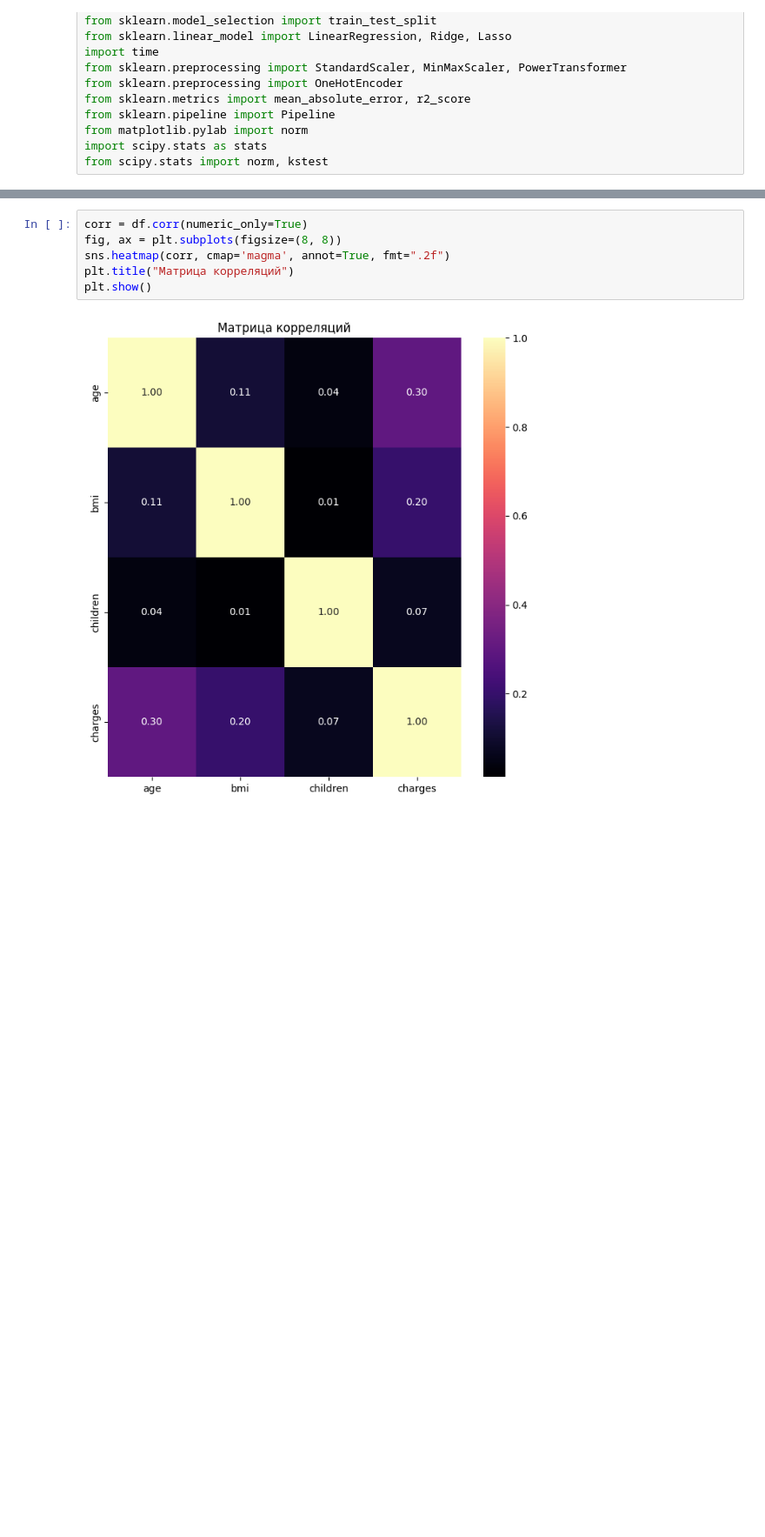
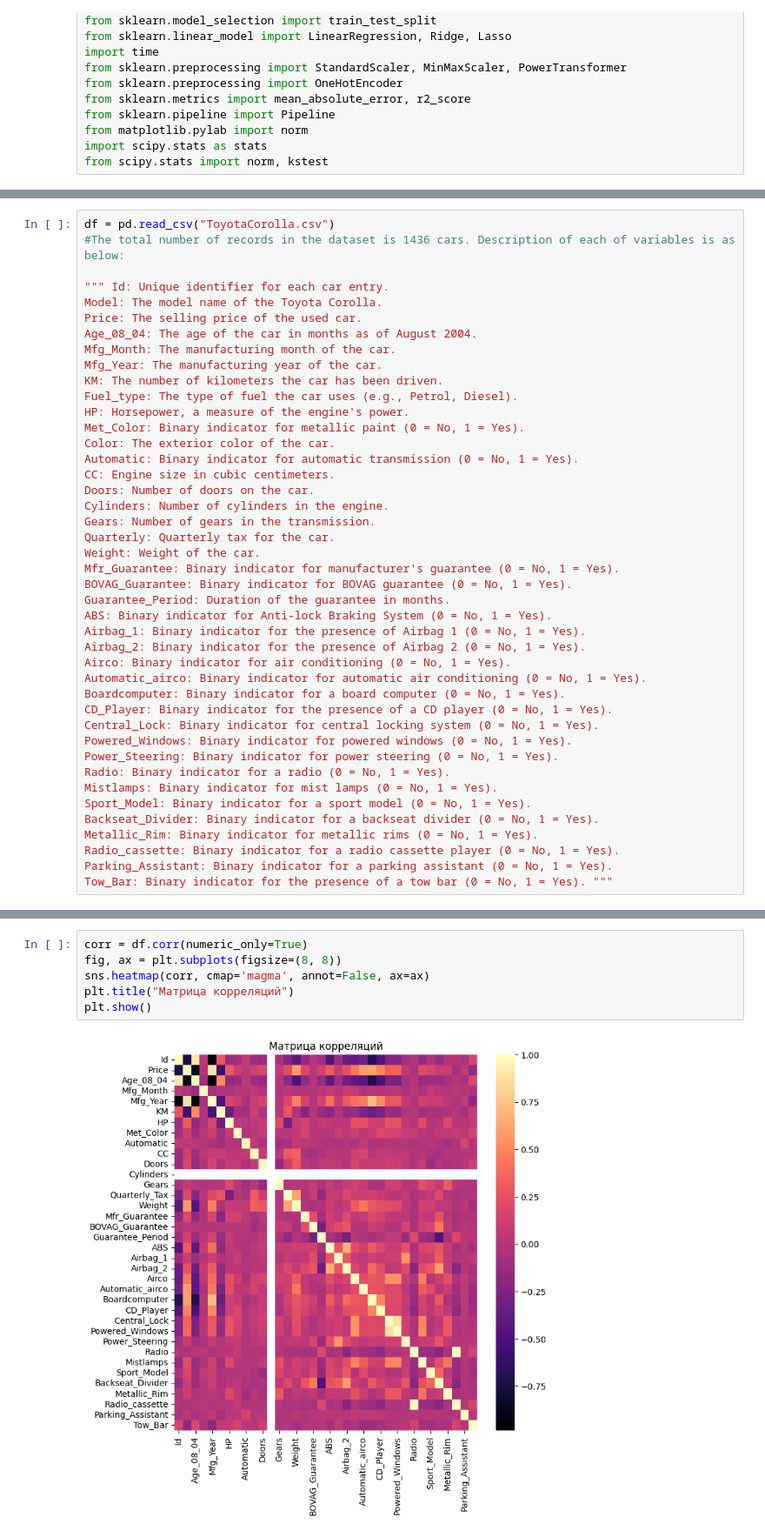
Before and after one commit to arseniy4660-netizen/ml_course, a Jupyter notebook: hw04_LinReg/hw04.ipynb, the cells around one changed output, grey strips where cells are left out. Shown at 87% size. Drawn from its saved outputs; the diff is of its cells as text; blank space fills up the shorter version.

```diff
--- a/hw04_LinReg/hw04.ipynb
+++ b/hw04_LinReg/hw04.ipynb
@@ -20,0 +17,43 @@ df = pd.read_csv('insurance.csv')
+# %%
+df = pd.read_csv("ToyotaCorolla.csv")
+#The total number of records in the dataset is 1436 cars. Description of each of variables is as below:
+
+""" Id: Unique identifier for each car entry.
+Model: The model name of the Toyota Corolla.
+Price: The selling price of the used car.
+Age_08_04: The age of the car in months as of August 2004.
+Mfg_Month: The manufacturing month of the car.
+Mfg_Year: The manufacturing year of the car.
+KM: The number of kilometers the car has been driven.
+Fuel_type: The type of fuel the car uses (e.g., Petrol, Diesel).
+HP: Horsepower, a measure of the engine's power.
+Met_Color: Binary indicator for metallic paint (0 = No, 1 = Yes).
+Color: The exterior color of the car.
+Automatic: Binary indicator for automatic transmission (0 = No, 1 = Yes).
+CC: Engine size in cubic centimeters.
+Doors: Number of doors on the car.
+Cylinders: Number of cylinders in the engine.
+Gears: Number of gears in the transmission.
+Quarterly: Quarterly tax for the car.
+Weight: Weight of the car.
+Mfr_Guarantee: Binary indicator for manufacturer's guarantee (0 = No, 1 = Yes).
+BOVAG_Guarantee: Binary indicator for BOVAG guarantee (0 = No, 1 = Yes).
+Guarantee_Period: Duration of the guarantee in months.
+ABS: Binary indicator for Anti-lock Braking System (0 = No, 1 = Yes).
+Airbag_1: Binary indicator for the presence of Airbag 1 (0 = No, 1 = Yes).
+Airbag_2: Binary indicator for the presence of Airbag 2 (0 = No, 1 = Yes).
+Airco: Binary indicator for air conditioning (0 = No, 1 = Yes).
+Automatic_airco: Binary indicator for automatic air conditioning (0 = No, 1 = Yes).
+Boardcomputer: Binary indicator for a board computer (0 = No, 1 = Yes).
+CD_Player: Binary indicator for the presence of a CD player (0 = No, 1 = Yes).
+Central_Lock: Binary indicator for central locking system (0 = No, 1 = Yes).
+Powered_Windows: Binary indicator for powered windows (0 = No, 1 = Yes).
+Power_Steering: Binary indicator for power steering (0 = No, 1 = Yes).
+Radio: Binary indicator for a radio (0 = No, 1 = Yes).
+Mistlamps: Binary indicator for mist lamps (0 = No, 1 = Yes).
+Sport_Model: Binary indicator for a sport model (0 = No, 1 = Yes).
+Backseat_Divider: Binary indicator for a backseat divider (0 = No, 1 = Yes).
+Metallic_Rim: Binary indicator for metallic rims (0 = No, 1 = Yes).
+Radio_cassette: Binary indicator for a radio cassette player (0 = No, 1 = Yes).
+Parking_Assistant: Binary indicator for a parking assistant (0 = No, 1 = Yes).
+Tow_Bar: Binary indicator for the presence of a tow bar (0 = No, 1 = Yes). """
@@ -53,8 +125,8 @@ dtype: int64
 # %%
 corr = df.corr(numeric_only=True)
 fig, ax = plt.subplots(figsize=(8, 8))
-sns.heatmap(corr, cmap='magma', annot=True, fmt=".2f")
+sns.heatmap(corr, cmap='magma', annot=False, ax=ax)
 plt.title("Матрица корреляций")
 plt.show()
 # %% [output]
-[figure, old version]
+[figure, new version]
```
Also changed, not shown: parts of 41 cells of this notebook, 2 other files.
